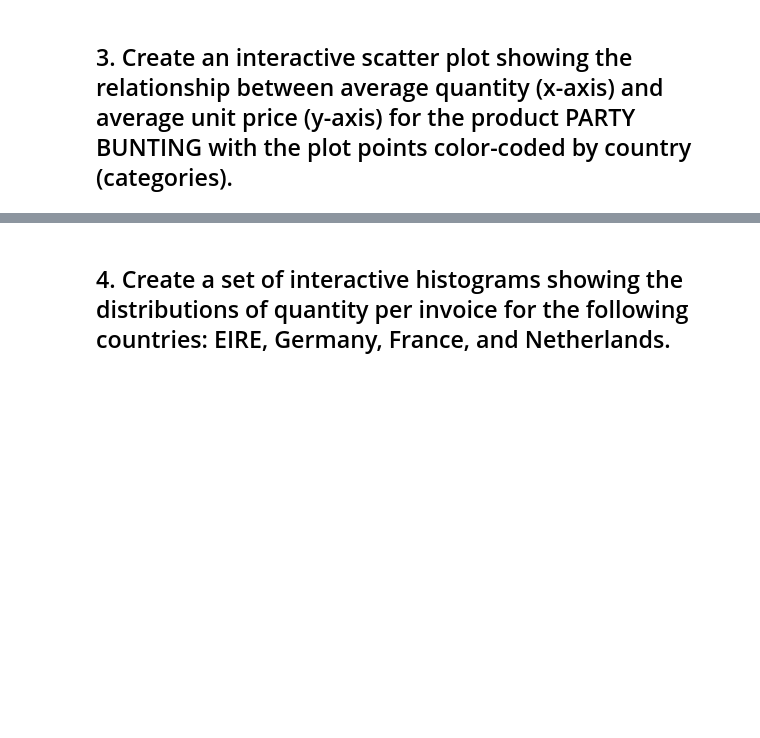
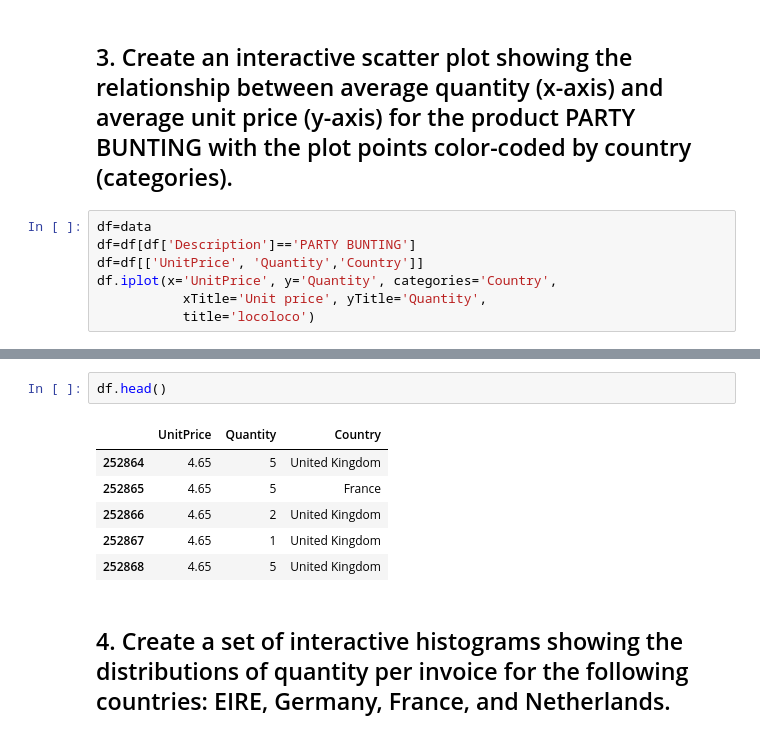
Before and after one commit to Ironhack-Data-Madrid-Marzo-2022/5.2-lab_interactive_visualization, a Jupyter notebook: your-code/main.ipynb, the cells around one changed output, grey strips where cells are left out. Drawn from its saved outputs; the diff is of its cells as text; blank space fills up the shorter version.

```diff
--- a/your-code/main.ipynb
+++ b/your-code/main.ipynb
@@ -18,2 +83,9 @@ data = pd.read_excel('../Online Retail.xlsx')
 # %% [markdown]
 ## 3. Create an interactive scatter plot showing the relationship between average quantity (x-axis) and average unit price (y-axis) for the product PARTY BUNTING with the plot points color-coded by country (categories).
+# %%
+df=data
+df=df[df['Description']=='PARTY BUNTING']
+df=df[['UnitPrice', 'Quantity','Country']]
+df.iplot(x='UnitPrice', y='Quantity', categories='Country',
+           xTitle='Unit price', yTitle='Quantity',
+           title='locoloco')
@@ -20,2 +94,11 @@ data = pd.read_excel('../Online Retail.xlsx')
+# %%
+df.head()
+# %% [output]
+|  | UnitPrice | Quantity | Country |
+| 252864 | 4.65 | 5 | United Kingdom |
+| 252865 | 4.65 | 5 | France |
+| 252866 | 4.65 | 2 | United Kingdom |
+| 252867 | 4.65 | 1 | United Kingdom |
+| 252868 | 4.65 | 5 | United Kingdom |
 # %% [markdown]
 ## 4. Create a set of interactive histograms showing the distributions of quantity per invoice for the following countries: EIRE, Germany, France, and Netherlands.
```
Also changed, not shown: parts of 11 cells of this notebook.
